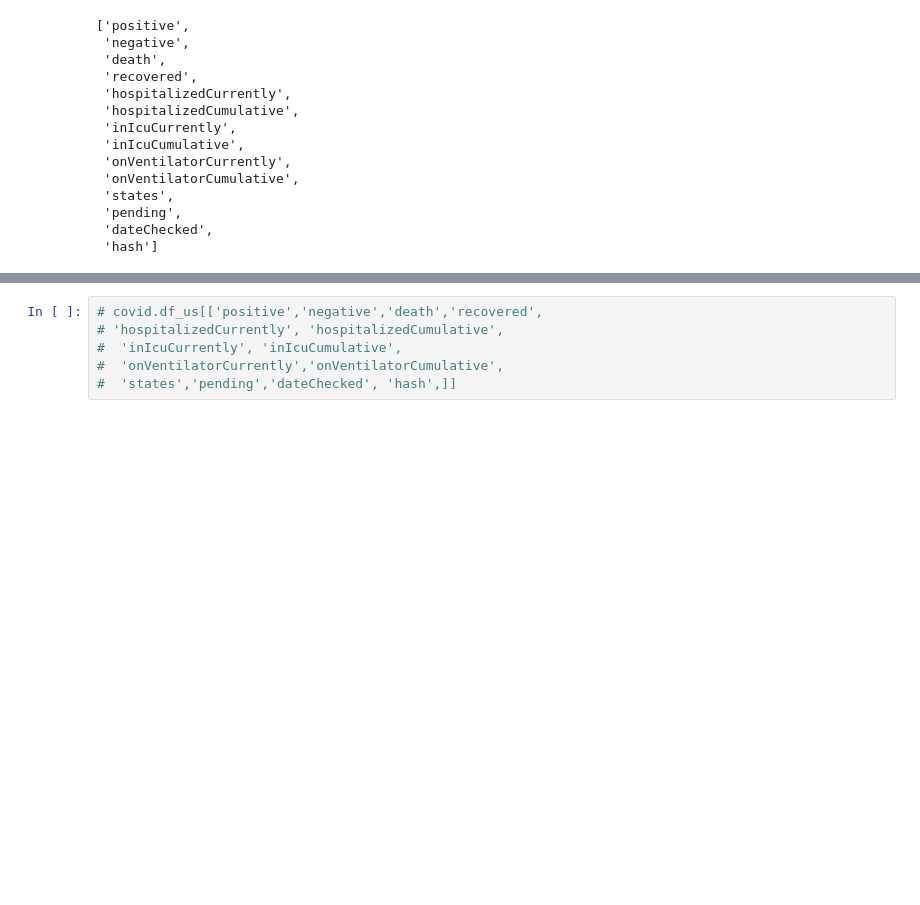
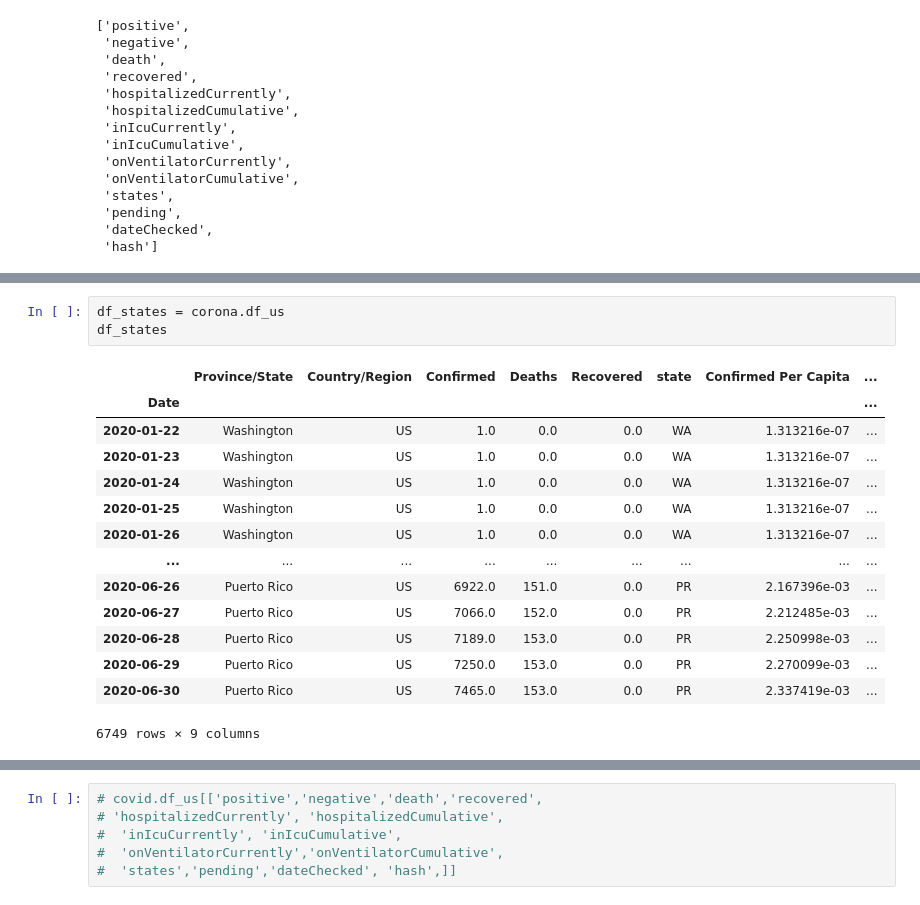
Before and after one commit to jirvingphd/playing-with-coronavirus-data, a Jupyter notebook: coronavirus-v2-post-classes.ipynb, the cells around one changed output, grey strips where cells are left out. Drawn from its saved outputs; the diff is of its cells as text; blank space fills up the shorter version.

```diff
--- a/coronavirus-v2-post-classes.ipynb
+++ b/coronavirus-v2-post-classes.ipynb
@@ -451,0 +466,18 @@ covid.columns_us['good']
+# %%
+df_states = corona.df_us
+df_states
+# %% [output]
+|  | Province/State | Country/Region | Confirmed | Deaths | Recovered | state | Confirmed Per Capita | ... |
+| Date |  |  |  |  |  |  |  | ... |
+| 2020-01-22 | Washington | US | 1.0 | 0.0 | 0.0 | WA | 1.313216e-07 | ... |
+| 2020-01-23 | Washington | US | 1.0 | 0.0 | 0.0 | WA | 1.313216e-07 | ... |
+| 2020-01-24 | Washington | US | 1.0 | 0.0 | 0.0 | WA | 1.313216e-07 | ... |
+| 2020-01-25 | Washington | US | 1.0 | 0.0 | 0.0 | WA | 1.313216e-07 | ... |
+| 2020-01-26 | Washington | US | 1.0 | 0.0 | 0.0 | WA | 1.313216e-07 | ... |
+| ... | ... | ... | ... | ... | ... | ... | ... | ... |
+| 2020-06-26 | Puerto Rico | US | 6922.0 | 151.0 | 0.0 | PR | 2.167396e-03 | ... |
+| 2020-06-27 | Puerto Rico | US | 7066.0 | 152.0 | 0.0 | PR | 2.212485e-03 | ... |
+| 2020-06-28 | Puerto Rico | US | 7189.0 | 153.0 | 0.0 | PR | 2.250998e-03 | ... |
+| 2020-06-29 | Puerto Rico | US | 7250.0 | 153.0 | 0.0 | PR | 2.270099e-03 | ... |
+| 2020-06-30 | Puerto Rico | US | 7465.0 | 153.0 | 0.0 | PR | 2.337419e-03 | ... |
+6749 rows × 9 columns
```
Also changed, not shown: parts of 44 cells of this notebook, 4 other files.
